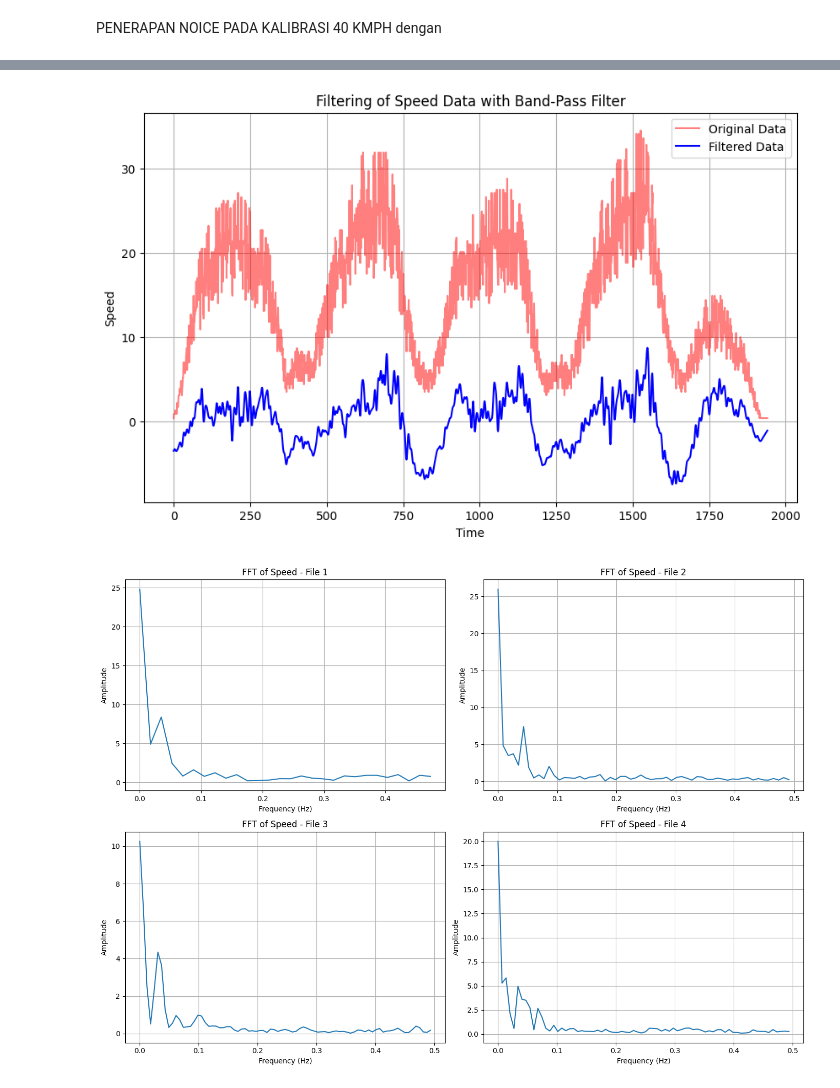
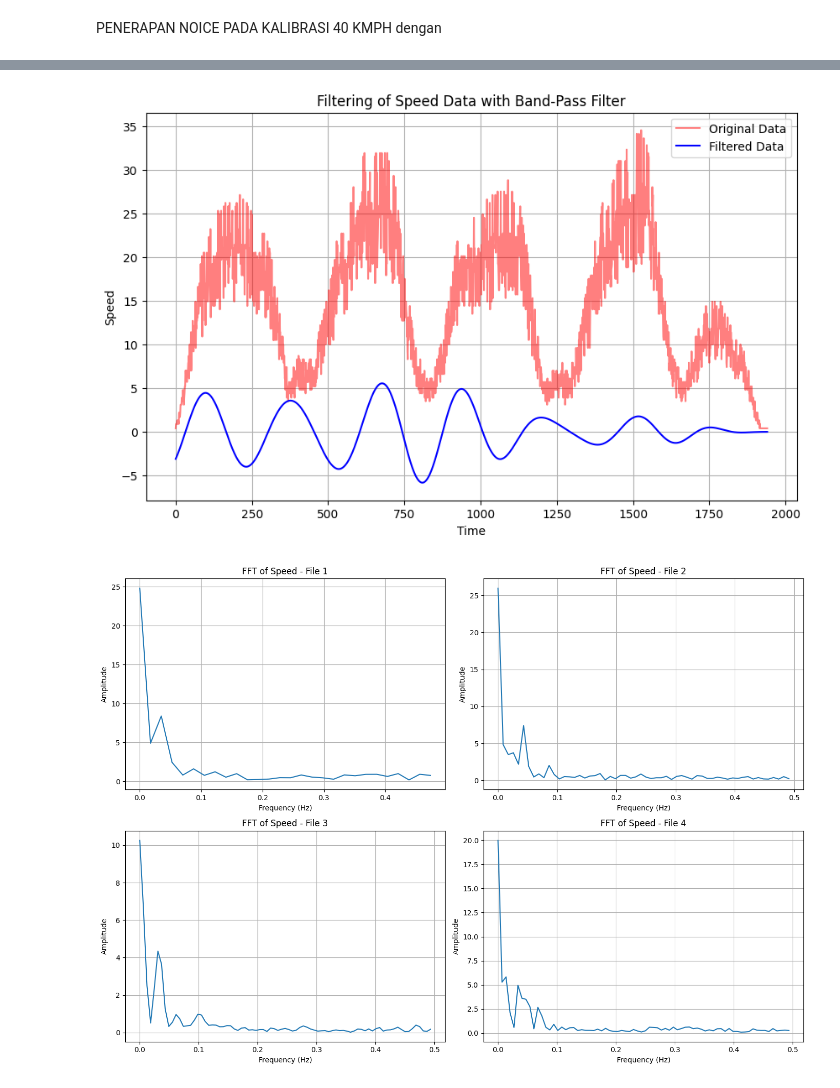
Before and after one commit to aliftffd/Data_kalibrasi, a Jupyter notebook: data.ipynb, the cells around one changed output, grey strips where cells are left out. Saved outputs shown, nothing was run; the diff lists cells and outputs as text; code cells hidden in the pictures.

```diff
--- a/data.ipynb
+++ b/data.ipynb
@@ -817,32 +1111,32 @@ Flter HPF:  [-1.03556516e-02 -1.21893130e-02 -1.23608925e-02 ... -1.59586140e-08
 # %%
 # Define cutoff frequencies for the band-pass filter
 low_cutoff_frequency = 0.005  # Low-pass filter cutoff frequency
-high_cutoff_frequency = 0.2  # High-pass filter cutoff frequency
+high_cutoff_frequency = 0.01  # High-pass filter cutoff frequency
 
 # Read data from CSV file
 csv_file_path = 'kalibrasi 40 kedua.csv'  # Replace with your CSV file path
 data = pd.read_csv(csv_file_path)
 speed_data = data['Speed'].values
 
 # Set up the band-pass filter
 order = 4  # Order of the band-pass filter (adjust as needed)
 b, a = butter(order, [low_cutoff_frequency, high_cutoff_frequency], btype='band')
 
 # Apply the band-pass filter to the speed data
 filtered_speed_data = filtfilt(b, a, speed_data)
 
 # Plot original and filtered speed data
 plt.figure(figsize=(10, 6))
 plt.plot(data.index, speed_data, label='Original Data', alpha=0.5, color='red')
 plt.plot(data.index, filtered_speed_data, label='Filtered Data', color='blue')
 plt.title('Filtering of Speed Data with Band-Pass Filter')
 plt.xlabel('Time')
 plt.ylabel('Speed')
 plt.legend()
 plt.grid()
 plt.show()
 # %% [output]
-[figure, old version]
+[figure, new version]
 # %%
 def process_file(file_path):
     # Membaca data dari file CSV
```
Also changed, not shown: parts of 10 cells of this notebook.
